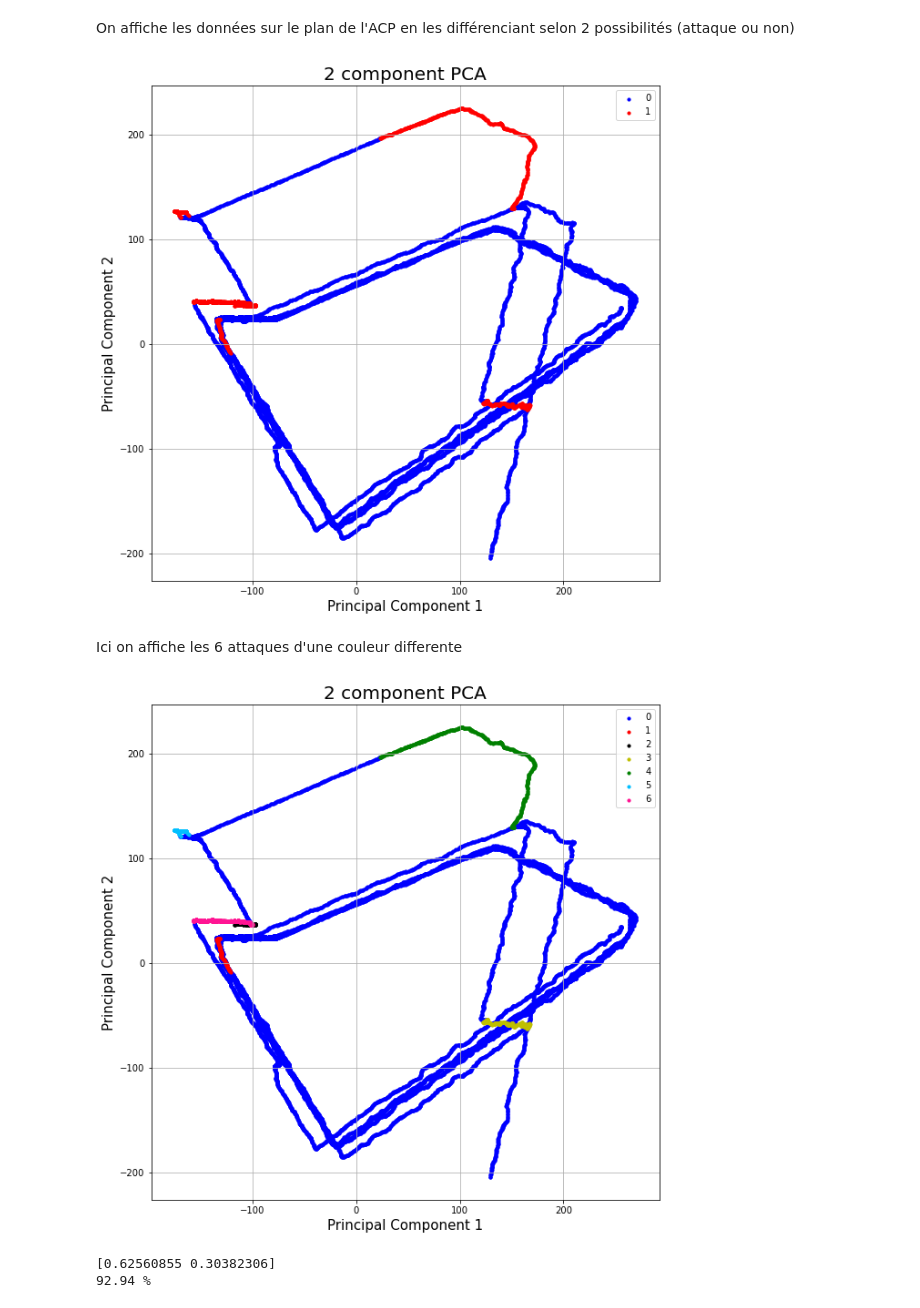
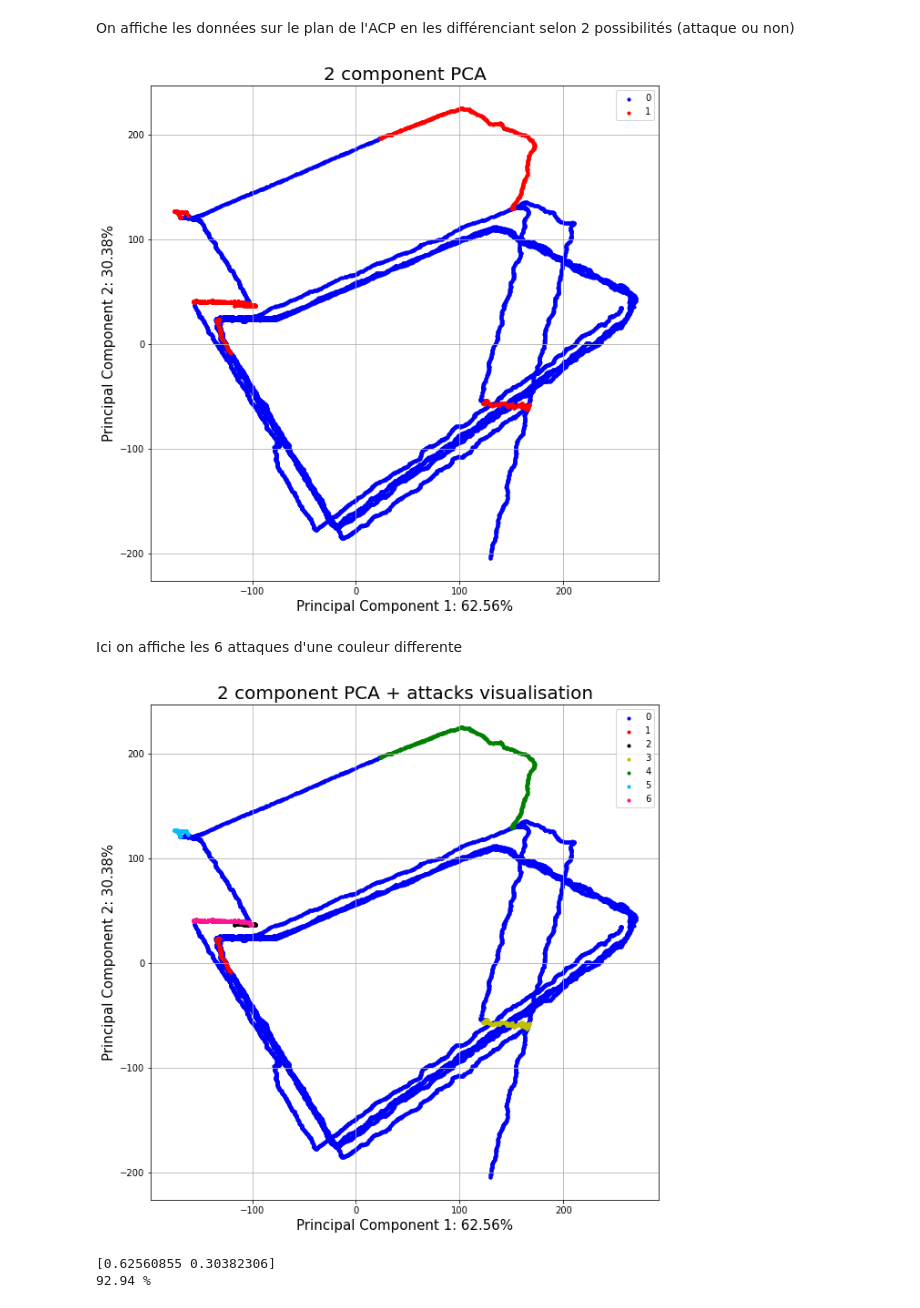
Before and after one commit to lnassabain/Anomaly-detection-and-prediction-for-Water-treatment-system, a Jupyter notebook: clean_data.ipynb, the cells around one changed output. Cells and saved outputs as stored; diff of their text form; code cells hidden in the pictures.

Commit message:
polish de graphiques corrmat et ACP

```diff
--- a/clean_data.ipynb
+++ b/clean_data.ipynb
@@ -1337,8 +1369,8 @@ On affiche les données sur le plan de l'ACP en les différenciant selon 2 possi
 # %%
 fig = plt.figure(figsize = (10,10))
 ax = fig.add_subplot(1,1,1)
-ax.set_xlabel('Principal Component 1', fontsize = 15)
-ax.set_ylabel('Principal Component 2', fontsize = 15)
+ax.set_xlabel('Principal Component 1: '+"{:.2f}".format(pca_bis.explained_variance_ratio_[0]*100)+'%', fontsize = 15)
+ax.set_ylabel('Principal Component 2: '+"{:.2f}".format(pca_bis.explained_variance_ratio_[1]*100)+'%', fontsize = 15)
 ax.set_title('2 component PCA', fontsize = 20)
 labels = ['0', '1']
 colors = ['b', 'r']
@@ -1351,27 +1383,27 @@ for target, color in zip(labels,colors):
 ax.legend(labels)
 ax.grid()
 # %% [output]
-[figure, old version]
+[figure, new version]
 # %% [markdown]
 Ici on affiche les 6 attaques d'une couleur differente
 # %%
 fig = plt.figure(figsize = (10,10))
 ax = fig.add_subplot(1,1,1)
-ax.set_xlabel('Principal Component 1', fontsize = 15)
-ax.set_ylabel('Principal Component 2', fontsize = 15)
-ax.set_title('2 component PCA', fontsize = 20)
+ax.set_xlabel('Principal Component 1: '+"{:.2f}".format(pca_bis.explained_variance_ratio_[0]*100)+'%', fontsize = 15)
+ax.set_ylabel('Principal Component 2: '+"{:.2f}".format(pca_bis.explained_variance_ratio_[1]*100)+'%', fontsize = 15)
+ax.set_title('2 component PCA + attacks visualisation', fontsize = 20)
 labels = ['0', '1', '2', '3', '4', '5', '6']
 colors = ['b', 'r', 'black', 'y', 'g', 'deepskyblue', 'deeppink']
 for target, color in zip(labels,colors):
     indicesToKeep = finalDf['is_attack_detail'] == target
     ax.scatter(finalDf.loc[indicesToKeep, 'principal component 1']
                , finalDf.loc[indicesToKeep, 'principal component 2']
                , c = color
                , s = 10)
 ax.legend(labels)
 ax.grid()
 # %% [output]
-[figure, old version]
+[figure, new version]
 # %%
 print(pca_bis.explained_variance_ratio_)
 print(str(round(pca_bis.explained_variance_ratio_.sum() * 100, 2)) + ' %')
```
Also changed, not shown: parts of 19 cells of this notebook.
